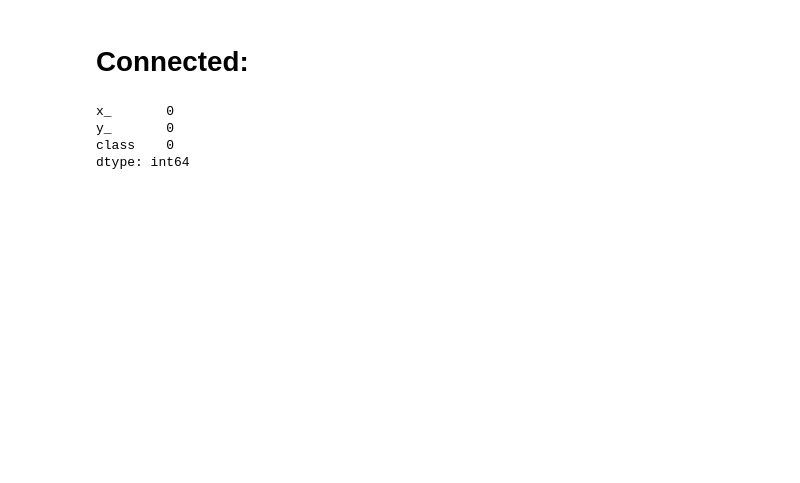
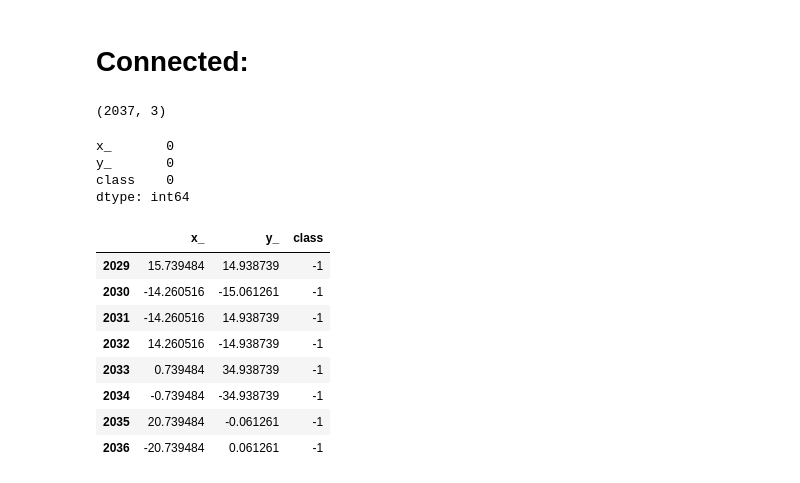
Before and after one commit to PrinceEGY/HackTrick24-AIMfinity, a Jupyter notebook: Riddles/ml_medium_dataset/model.ipynb, the cells around one changed output. Cells and saved outputs as stored; diff of their text form; code cells hidden in the pictures; blank space fills up the shorter version.

```diff
--- a/Riddles/ml_medium_dataset/model.ipynb
+++ b/Riddles/ml_medium_dataset/model.ipynb
@@ -5,6 +5,10 @@ import pandas as pd
 import numpy as np
 # %%
 df=pd.read_csv('MlMediumTrainingData.csv')
+# %%
+df.shape
+# %% [output]
+(2037, 3)
 # %%
 df.isnull().sum()
 # %% [output]
@@ -12,3 +16,15 @@ x_       0
 y_       0
 class    0
 dtype: int64
+# %%
+df[df['class'] == -1]
+# %% [output]
+|  | x_ | y_ | class |
+| 2029 | 15.739484 | 14.938739 | -1 |
+| 2030 | -14.260516 | -15.061261 | -1 |
+| 2031 | -14.260516 | 14.938739 | -1 |
+| 2032 | 14.260516 | -14.938739 | -1 |
+| 2033 | 0.739484 | 34.938739 | -1 |
+| 2034 | -0.739484 | -34.938739 | -1 |
+| 2035 | 20.739484 | -0.061261 | -1 |
+| 2036 | -20.739484 | 0.061261 | -1 |
```
Also changed, not shown: parts of 9 cells of this notebook, 15 other files.
